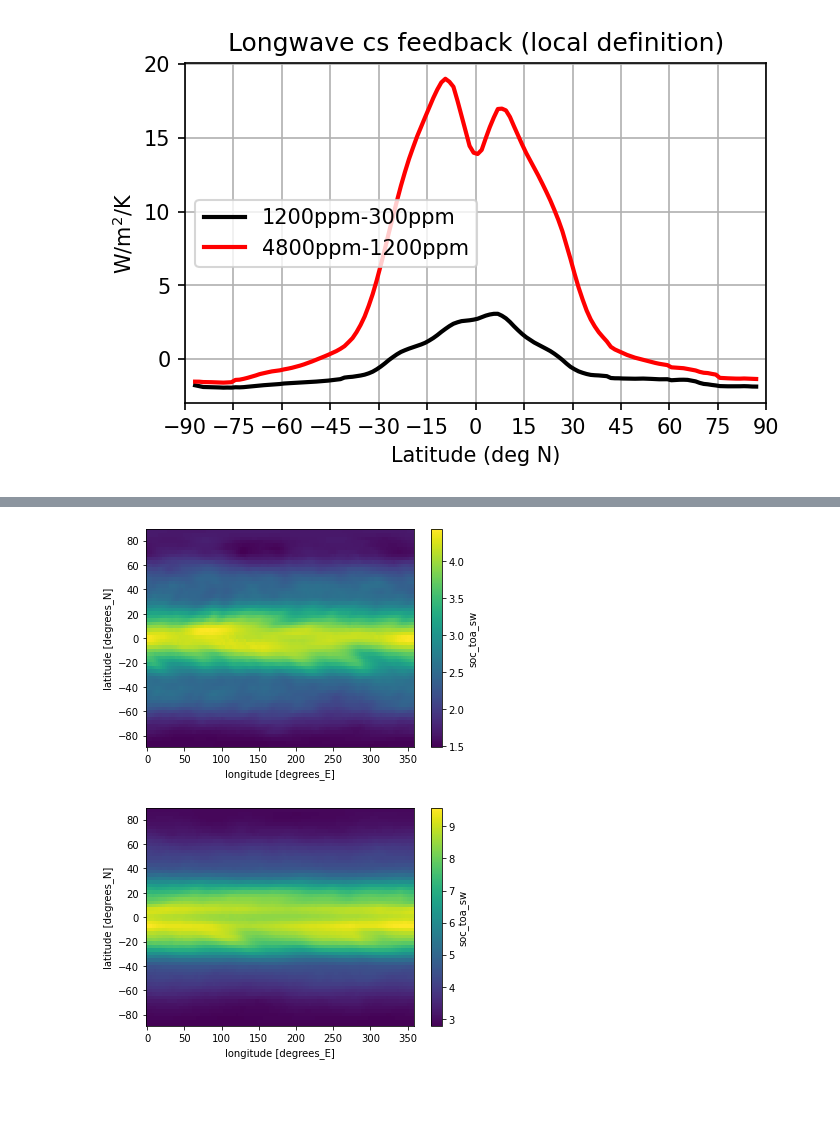
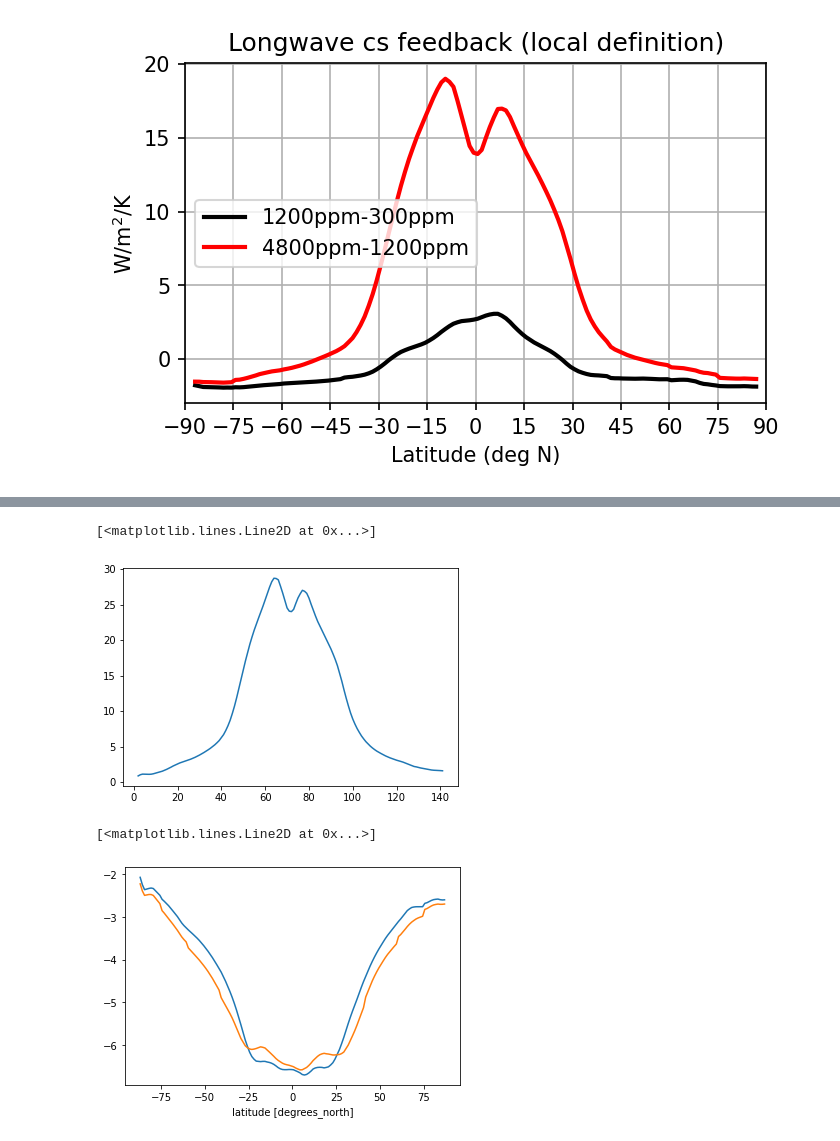
Before and after one commit to matthewjhenry/eocene, a Jupyter notebook: feedback_noclouds.ipynb, the cells around one changed output, grey strips where cells are left out. Cells and saved outputs as stored; diff of their text form; code cells hidden in the pictures; blank space fills up the shorter version.

```diff
--- a/feedback_noclouds.ipynb
+++ b/feedback_noclouds.ipynb
@@ -203,8 +189,24 @@ plt.show()
-# %%
-diff_1200.soc_toa_sw.mean(('months')).plot()
-plt.show()
-diff_4800.soc_toa_sw.mean(('months')).plot()
-plt.show()
-# %% [output]
-[figure, removed]
-[figure, removed]
+# %%
+# diagnosing stuff
+q1 = ctl_1200.sphum
+qdiff = diff_4800.sphum
+qs1 = saturation_specific_humidity(ctl_1200.temp)
+qs2 = saturation_specific_humidity(ctl_1200.temp+1.0)
+dqs_dT= (qs2 - qs1)
+rh = q1/qs1
+dq_dT = rh * dqs_dT
+dlogq_dT = dq_dT / q1
+dlogq = qdiff / q1
+divis = dlogq / dlogq_dT
+response = k_TOA.q_lw_cs.where(k_TOA.plev>=p_tropopause,0)*divis.interp(months=k_TOA.month,lat=k_TOA.lat,lon=k_TOA.lon,pfull=k_TOA.plev/100)
+wv_feedback_4800 = (response.mean('lon').sum('plev') / diff_4800.mean('lon').t_surf.interp(months=k_TOA.month,lat=k_TOA.lat)).mean('month')
+plt.plot(wv_feedback_4800)
+# %% [output]
+[<matplotlib.lines.Line2D at 0x...>]
+[figure, added]
+# %%
+(t_feedback_1200).plot()
+(t_feedback_4800).plot()
+# %% [output]
+[<matplotlib.lines.Line2D at 0x...>]
+[figure, added]
```
Also changed, not shown: parts of 6 cells of this notebook, 1 other file.
